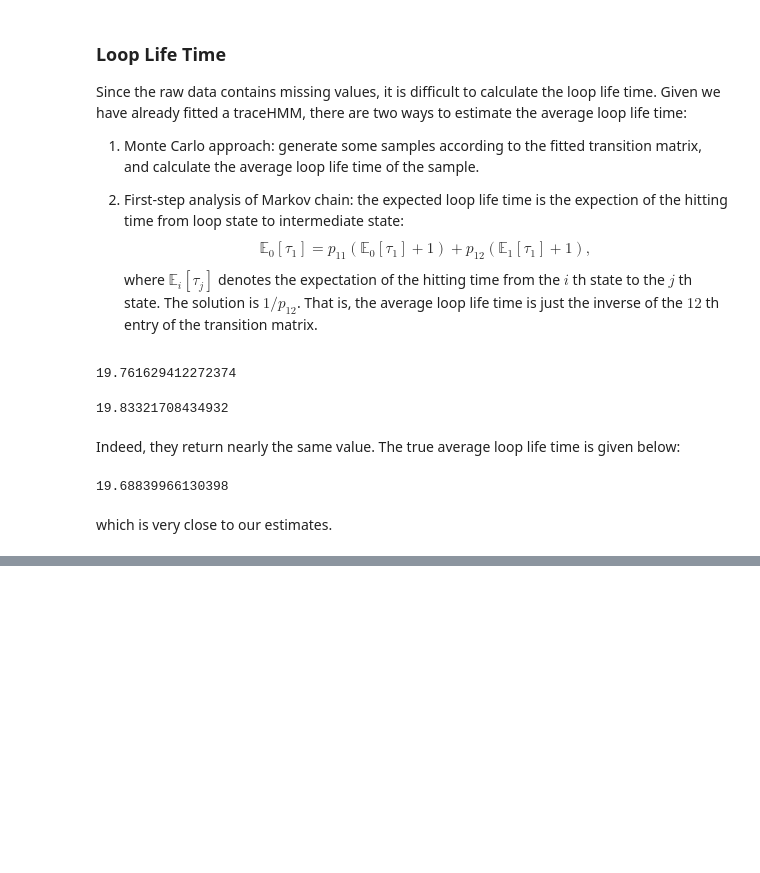
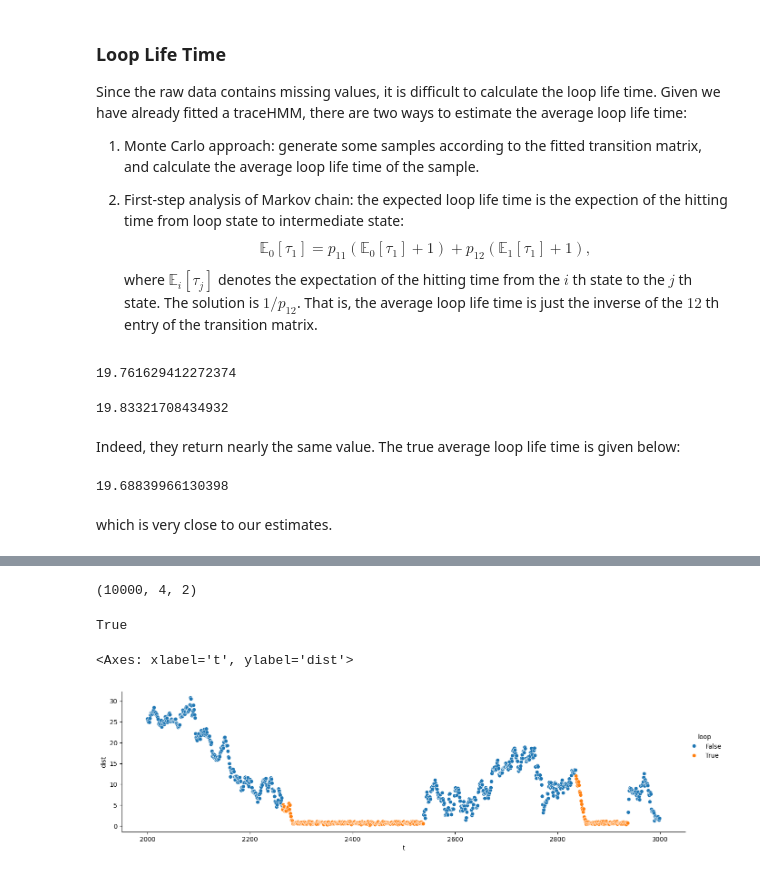
Before and after one commit to hyuyu104/TraceModel, a Jupyter notebook: notebooks/simulations.ipynb, the cells around one changed output, grey strips where cells are left out. Cells and saved outputs as stored; diff of their text form; code cells hidden in the pictures; blank space fills up the shorter version.

```diff
--- a/notebooks/simulations.ipynb
+++ b/notebooks/simulations.ipynb
@@ -233,0 +247,35 @@ which is very close to our estimates.
+# %%
+arrs = []
+for p in paths:
+    with h5py.File(p[0]) as f:
+        for k in f.keys():
+            arrs.append(f[k]["pos"][()])
+arrs = np.stack(arrs).transpose(1, 0, 2)
+# %%
+ll, lr = 400, 600
+Xs = np.sqrt(np.sum(np.square(arrs[ll] - arrs[lr]), axis=-1))
+# %%
+with h5py.File(os.path.join(poly_path, "LEFPos.h5")) as f:
+    bond_pos = f["positions"][()]
+bond_pos.shape
+# %% [output]
+(10000, 4, 2)
+# %%
+# all bonds are ordered: 1st pos < 2nd pos
+np.all(bond_pos[:,:,0]-bond_pos[:,:,1] <= 0)
+# %% [output]
+True
+# %%
+# define loop if the bond is within lcut from the CTCF sites
+lcut = 20
+ll_filter = np.abs(bond_pos[:,:,0] - ll) < lcut
+lr_filter = np.abs(bond_pos[:,:,1] - lr) < lcut
+loop_states = np.any(ll_filter & lr_filter, axis=1)
+# %%
+plot_df = pd.DataFrame({"loop":loop_states, "dist":Xs}).reset_index(names="t")
+
+fig, ax = plt.subplots(figsize=(16, 4))
+sns.scatterplot(plot_df.iloc[2000:3000], x="t", y="dist", hue="loop")
+# %% [output]
+<Axes: xlabel='t', ylabel='dist'>
+[figure, added]
```
Also changed, not shown: parts of 2 cells of this notebook, 32 other files.
